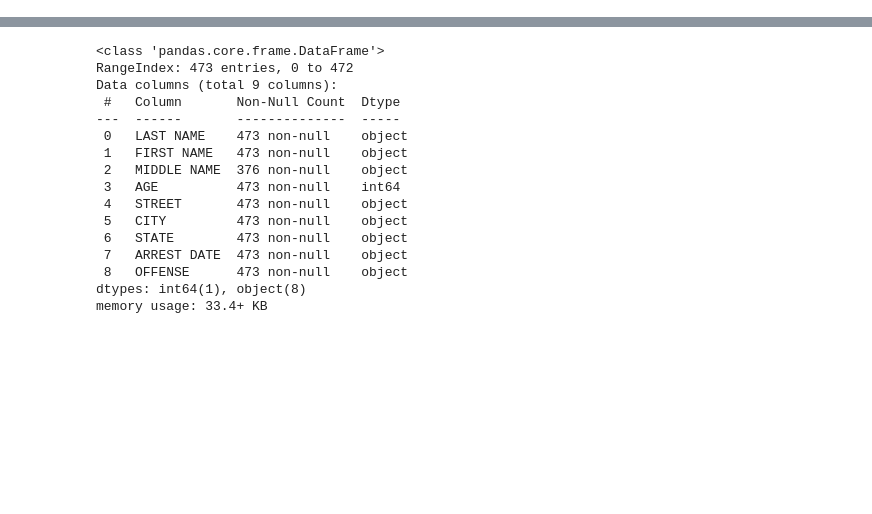
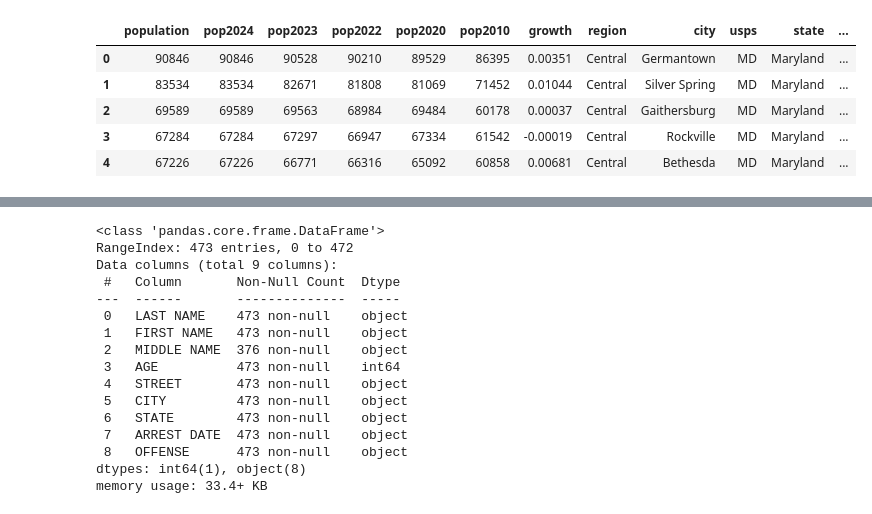
Before and after one commit to adinsa1/DATA205-PROJECT, a Jupyter notebook: AssefaData205Project.ipynb, the cells around one changed output, grey strips where cells are left out. Cells and saved outputs as stored; diff of their text form; code cells hidden in the pictures; blank space fills up the shorter version.

```diff
--- a/AssefaData205Project.ipynb
+++ b/AssefaData205Project.ipynb
@@ -22,3 +22,12 @@ import seaborn as sns
 # %%
 #df=pd.read_csv('/content/Daily_Arrests_20241001 (1).csv')
 df=pd.read_csv('https://raw.githubusercontent.com/adinsa1/DATA205-PROJECT/refs/heads/main/Daily_Arrests_20241001%20(1).csv')
+ds=pd.read_csv('/content/us-cities-table.csv')
+ds.head()
+# %% [output]
+|  | population | pop2024 | pop2023 | pop2022 | pop2020 | pop2010 | growth | region | city | usps | state | ... |
+| 0 | 90846 | 90846 | 90528 | 90210 | 89529 | 86395 | 0.00351 | Central | Germantown | MD | Maryland | ... |
+| 1 | 83534 | 83534 | 82671 | 81808 | 81069 | 71452 | 0.01044 | Central | Silver Spring | MD | Maryland | ... |
+| 2 | 69589 | 69589 | 69563 | 68984 | 69484 | 60178 | 0.00037 | Central | Gaithersburg | MD | Maryland | ... |
+| 3 | 67284 | 67284 | 67297 | 66947 | 67334 | 61542 | -0.00019 | Central | Rockville | MD | Maryland | ... |
+| 4 | 67226 | 67226 | 66771 | 66316 | 65092 | 60858 | 0.00681 | Central | Bethesda | MD | Maryland | ... |
```
Also changed, not shown: parts of 2 cells of this notebook.
